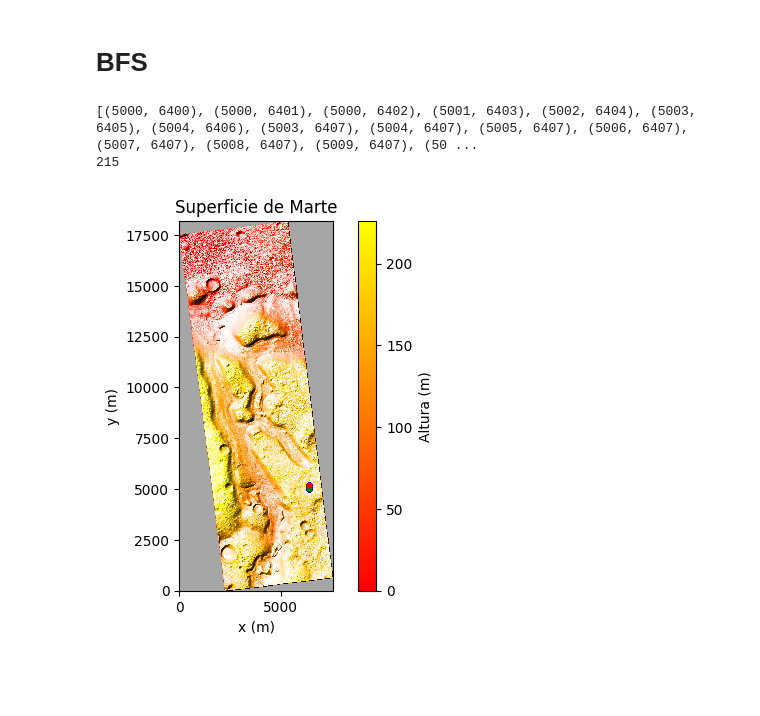
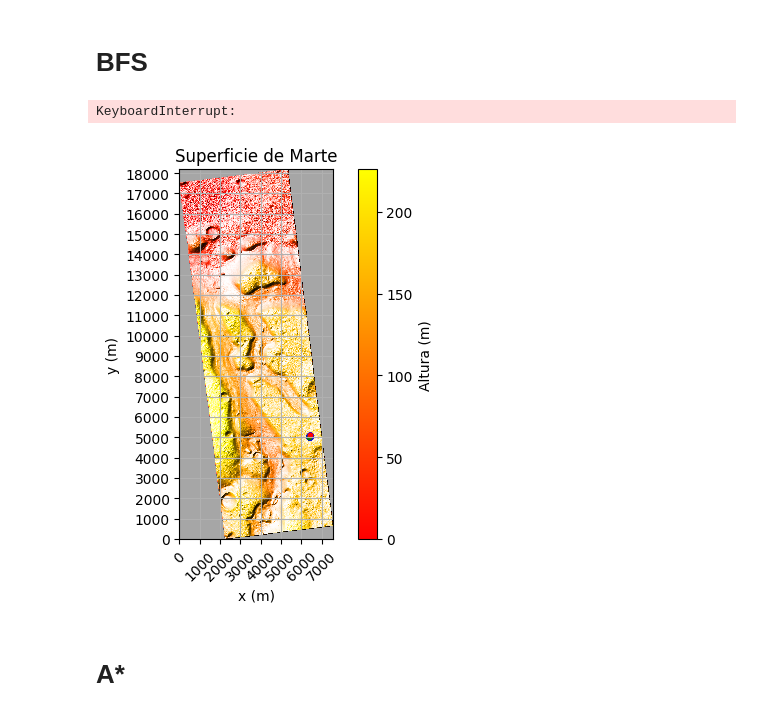
Before and after one commit to alan1x/Proyecto-Marte, a Jupyter notebook: Planeacion_de_rutas.ipynb, the cells around one changed output. Saved outputs shown, nothing was run; the diff lists cells and outputs as text; code cells hidden in the pictures; blank space fills up the shorter version.

```diff
--- a/Planeacion_de_rutas.ipynb
+++ b/Planeacion_de_rutas.ipynb
@@ -68,7 +68,7 @@ def diferencia_altura(matriz,nodo1,nodo2):
     if altura1==-1 or altura2==-1:
         return False
     distancia=np.abs(altura1-altura2)
-    if distancia<0.25:
+    if distancia<=0.25:
         return True
     else:
         return False
@@ -120,40 +120,41 @@ def bfs(matriz, origen, objetivo):
 
     return camino
 # %%
-origen=(5000,6400)
-destino=(5200,6410)
+origen=(4850,6400)
+destino=(5150,6800)
 camino=bfs(mars_map,origen,destino)
 print(camino)
 print(len(camino))
 # %% [output]
-[(5000, 6400), (5000, 6401), (5000, 6402), (5001, 6403), (5002, 6404), (5003, 6405), (5004, 6406), (5003, 6407), (5004, 6407), (5005, 6407), (5006, 6407), (5007, 6407), (5008, 6407), (5009, 6407), (50 ...
-215
+KeyboardInterrupt:
 # %%
 cmap = copy.copy(plt.cm.get_cmap('autumn'))
 cmap.set_under(color='black')
 scale=10.0174
 ls = LightSource(315, 45)
 rgb = ls.shade(mars_map, cmap=cmap, vmin = 0, vmax = mars_map.max(), vert_exag=2, blend_mode='hsv')
 
 fig, ax = plt.subplots()
 
 im = ax.imshow(rgb, cmap=cmap, vmin = 0, vmax = mars_map.max(),
                 extent =[0, scale*nc, 0, scale*nr],
                 interpolation ='nearest', origin ='upper')
 
 cbar = fig.colorbar(im, ax=ax)
 cbar.ax.set_ylabel('Altura (m)')
 
 plt.title('Superficie de Marte')
 plt.xlabel('x (m)')
 plt.ylabel('y (m)')
 
 plt.scatter([x[1] for x in camino], [x[0] for x in camino], color='blue', s=10)
 plt.scatter(origen[1], origen[0], color='green', s=10)
 plt.scatter(destino[1], destino[0], color='red', s=10)
-plt.xticks(np.arange(0, scale*nc, step=500))
-plt.yticks(np.arange(0, scale*nr, step=500))
+plt.xticks(np.arange(0, scale*nc, step=1000), rotation=45)
+plt.yticks(np.arange(0, scale*nr, step=1000))
 plt.grid()
 plt.show()
 # %% [output]
-[figure, old version]
+[figure, new version]
+# %% [markdown]
+# A*
```
